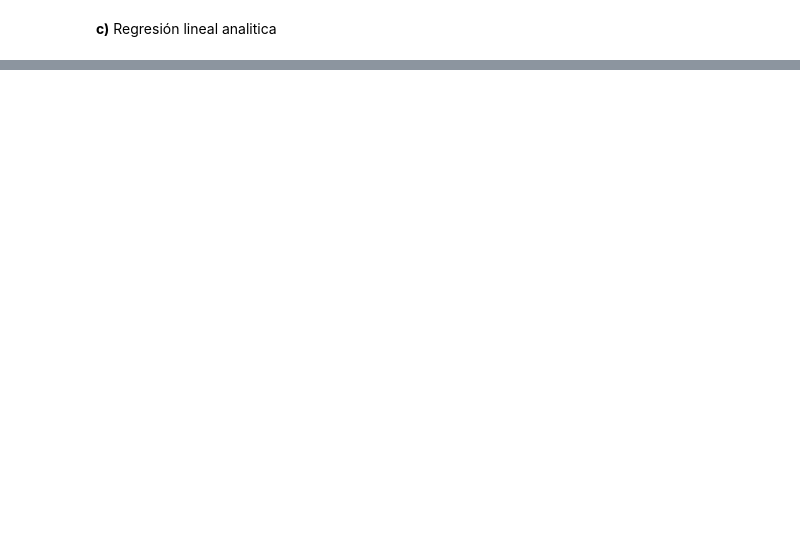
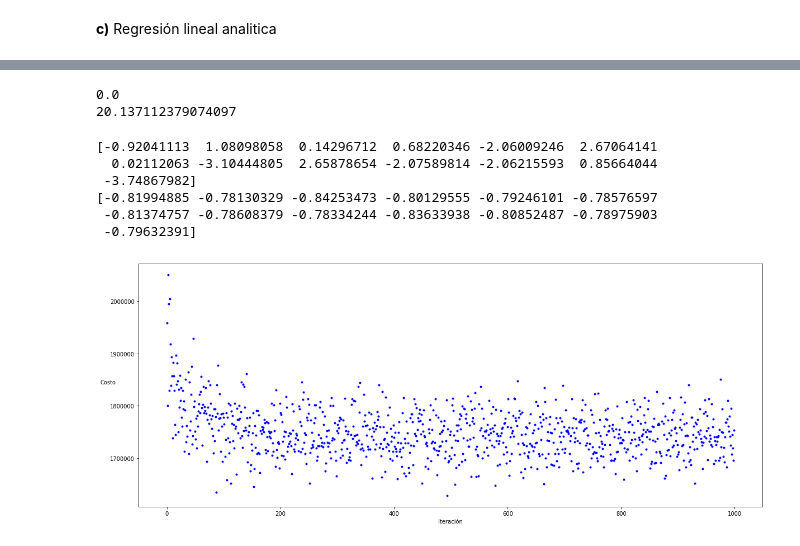
Before and after one commit to mibanez-parraguez/INF393-Tarea0, a Jupyter notebook: Tarea 0.ipynb, the cells around one changed output, grey strips where cells are left out. Drawn from its saved outputs; the diff is of its cells as text; code cells hidden in the pictures; blank space fills up the shorter version.

```diff
--- a/Tarea 0.ipynb
+++ b/Tarea 0.ipynb
@@ -145,2 +139,8 @@ def stochastic_gradient(x,y,b,n):
+# %%
+def gradient(X,y,b,m):
+    prediccion = np.dot(X,b)
+    e = prediccion - y
+    g = np.dot(X.T,e)
+    return g/m
 # %% [markdown]
 **c)** Regresión lineal analitica
@@ -149,6 +156,0 @@ def stochastic_gradient(x,y,b,n):
-# %%
-def SGD(b0, eta, N, x, y, n):
-    b = b0
-    for i in range(N):
-        b = b - eta*stochastic_gradient(x,y,b,n)
-    return N
@@ -173,0 +177,45 @@ SGD(b0,0.01,1000,X_train_nrm,Y_train,200)
+# %%
+from sklearn.datasets import load_boston
+X_train,y_train = load_boston(return_X_y=True)
+scaler = StandardScaler().fit(X_train)
+X_train = scaler.transform(X_train)
+
+# Forma analitica
+t1=time.time()
+b_analitica = analytic_LR(Y,X)
+t2=time.time()
+tiempo_analitica = float(t2-t1)
+
+# Gradiente descendente
+b0 = np.random.randn(X_train.shape[1],)
+iteraciones = 1000
+eta = 0.01
+t1=time.time()
+b_sgd, costos = SGD(X_train, y_train, b0, eta, iteraciones)
+t2=time.time()
+tiempo_sgd = float(t2-t1)
+
+print(tiempo_analitica)
+print(tiempo_sgd)
+# %% [output]
+0.0
+20.137112379074097
+# %%
+print(b_analitica)
+print(b_sgd[0])
+# %% [output]
+[-0.92041113  1.08098058  0.14296712  0.68220346 -2.06009246  2.67064141
+  0.02112063 -3.10444805  2.65878654 -2.07589814 -2.06215593  0.85664044
+ -3.74867982]
+[-0.81994885 -0.78130329 -0.84253473 -0.80129555 -0.79246101 -0.78576597
+ -0.81374757 -0.78608379 -0.78334244 -0.83633938 -0.80852487 -0.78975903
+ -0.79632391]
+# %%
+fig,ax = plt.subplots(figsize=(20,8))
+
+ax.set_ylabel('Costo',rotation=0)
+ax.set_xlabel('Iteración')
+
+_=ax.plot(range(iteraciones),costos,'b.')
+# %% [output]
+[figure, added]
```
Also changed, not shown: parts of 13 cells of this notebook, 1 other file.
